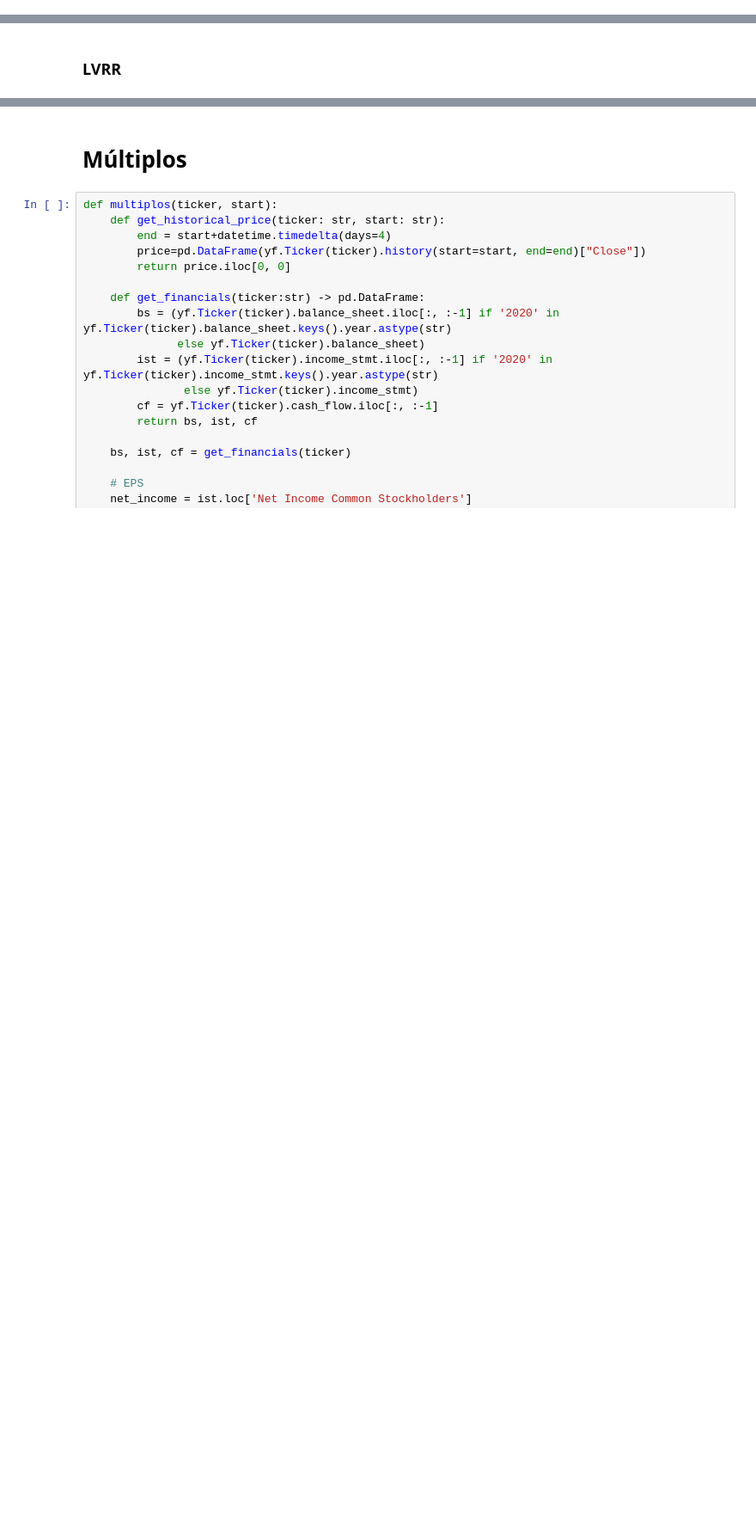
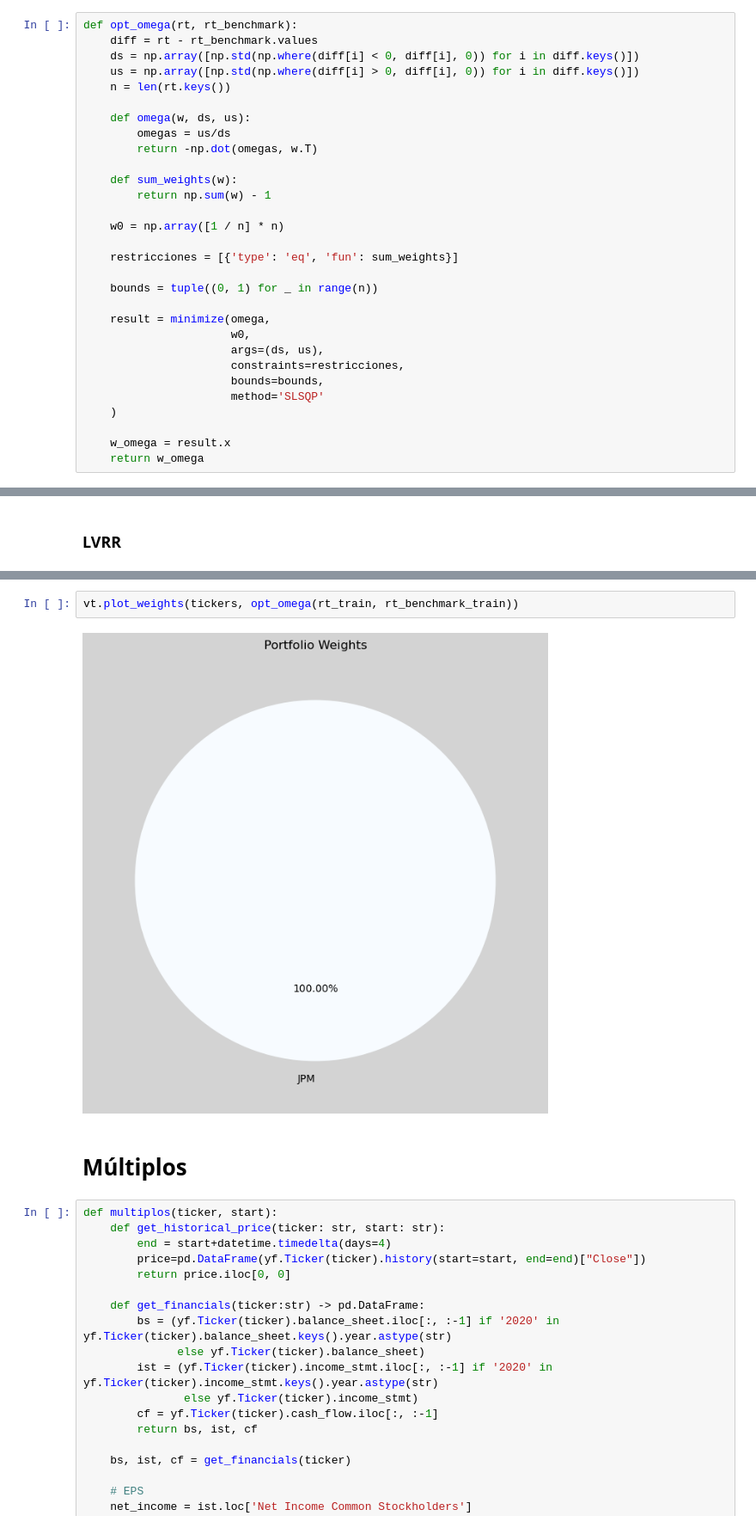
Before and after one commit to zayo1511/AdminDeRiesgos, a Jupyter notebook: Proyecto/funciones.ipynb, the cells around one changed output, grey strips where cells are left out. Shown: that part at 86% size. Saved outputs shown, nothing was run; the diff lists cells and outputs as text; blank space fills up the shorter version.

```diff
--- a/Proyecto/funciones.ipynb
+++ b/Proyecto/funciones.ipynb
@@ -99,3 +132,33 @@ def opt_lvrr(price, volume, rt, rf, pv):
+# %%
+def opt_omega(rt, rt_benchmark):
+    diff = rt - rt_benchmark.values
+    ds = np.array([np.std(np.where(diff[i] < 0, diff[i], 0)) for i in diff.keys()])
+    us = np.array([np.std(np.where(diff[i] > 0, diff[i], 0)) for i in diff.keys()])
+    n = len(rt.keys())
+
+    def omega(w, ds, us):
+        omegas = us/ds
+        return -np.dot(omegas, w.T)
+
+    def sum_weights(w):
+        return np.sum(w) - 1
+
+    w0 = np.array([1 / n] * n)
+
+    restricciones = [{'type': 'eq', 'fun': sum_weights}]
+
+    bounds = tuple((0, 1) for _ in range(n))
+
+    result = minimize(omega,
+                      w0,
+                      args=(ds, us),
+                      constraints=restricciones,
+                      bounds=bounds,
+                      method='SLSQP'
+    )
+
+    w_omega = result.x
+    return w_omega
 # %% [markdown]
 ## Resultados
 # %%
@@ -135,3 +209,7 @@ vt.plot_weights(tickers, opt_lvrr(price_train, volume_train, rt_train, rf, pv))
+# %%
+vt.plot_weights(tickers, opt_omega(rt_train, rt_benchmark_train))
+# %% [output]
+[figure, added]
 # %% [markdown]
 # Múltiplos
 # %%
```
Also changed, not shown: parts of 11 cells of this notebook, 1 other file.
